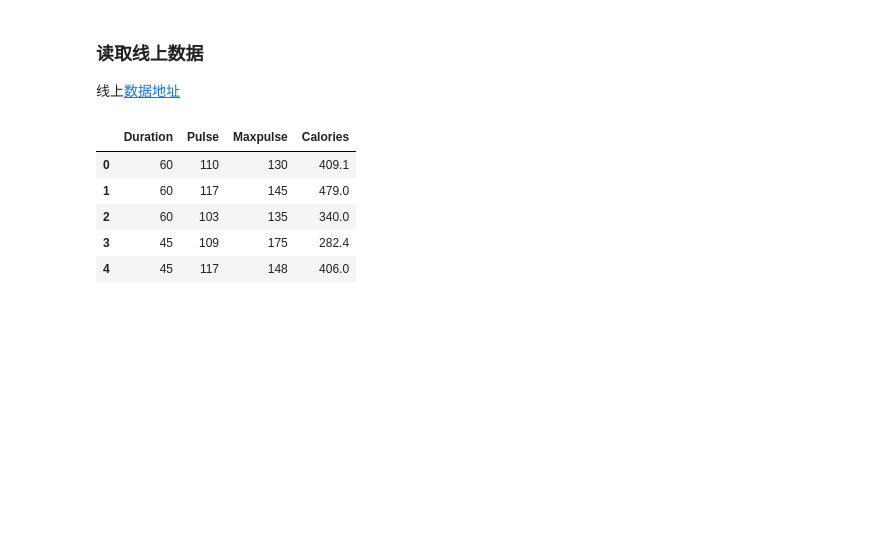
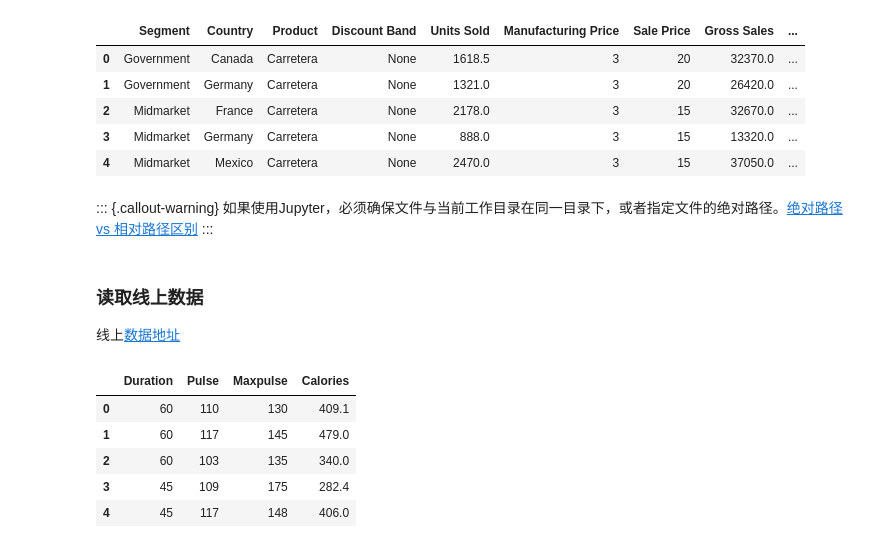
Before and after one commit to jackkkchen/python-book, a Jupyter notebook: 导入&导出数据.ipynb, the cells around one changed output. Drawn from its saved outputs; the diff is of its cells as text; code cells hidden in the pictures; blank space fills up the shorter version.

```diff
--- a/导入&导出数据.ipynb
+++ b/导入&导出数据.ipynb
@@ -31,3 +99,23 @@ df.head()
+# %%
+# 导入pandas包
+import pandas as pd
+
+# 注意csv文件路径
+df = pd.read_excel('./example_data/Financial Sample.xlsx')
+
+# 调用变量df，表格前五行
+df.head()
+# %% [output]
+|  | Segment | Country | Product | Discount Band | Units Sold | Manufacturing Price | Sale Price | Gross Sales | ... |
+| 0 | Government | Canada | Carretera | None | 1618.5 | 3 | 20 | 32370.0 | ... |
+| 1 | Government | Germany | Carretera | None | 1321.0 | 3 | 20 | 26420.0 | ... |
+| 2 | Midmarket | France | Carretera | None | 2178.0 | 3 | 15 | 32670.0 | ... |
+| 3 | Midmarket | Germany | Carretera | None | 888.0 | 3 | 15 | 13320.0 | ... |
+| 4 | Midmarket | Mexico | Carretera | None | 2470.0 | 3 | 15 | 37050.0 | ... |
+# %% [markdown]
+::: {.callout-warning}
+如果使用Jupyter，必须确保文件与当前工作目录在同一目录下，或者指定文件的绝对路径。[绝对路径 vs 相对路径区别](https://zhuanlan.zhihu.com/p/489252588#:~:text=Python%E7%9A%84%E6%96%87%E6%A1%A3%E8%B7%AF%E5%BE%84%E6%9C%89,%E6%96%87%E4%BB%B6%E5%A4%B9%E5%90%8D%E7%A7%B0%E5%81%9A%E7%BB%93%E5%B0%BE%E3%80%82)
+:::
 # %% [markdown]
 ### 读取线上数据
 线上[数据地址](https://www.w3schools.com/python/pandas/data.csv.txt)
```
Also changed, not shown: parts of 22 cells of this notebook, 12 other files.
